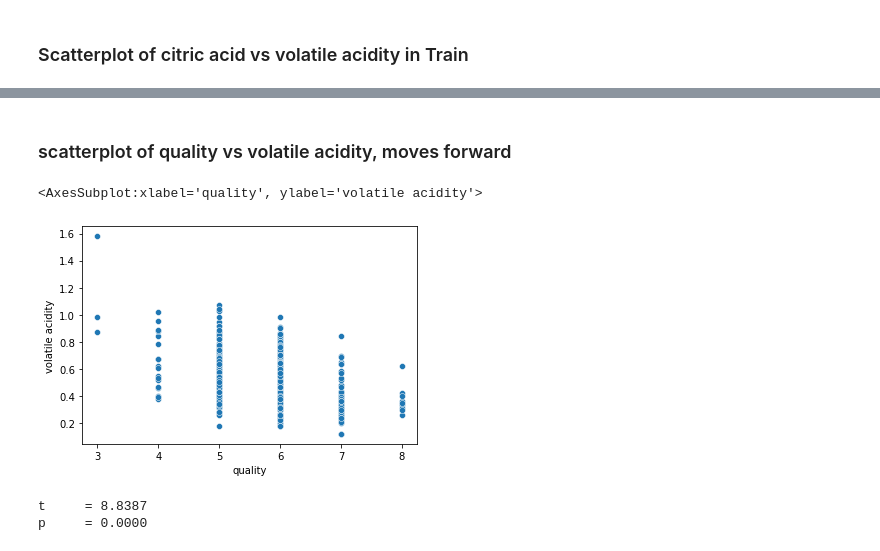
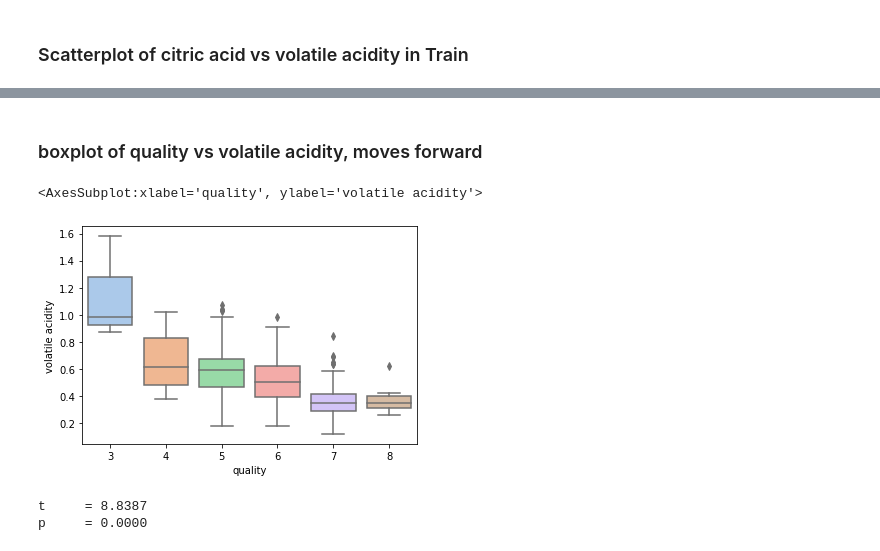
Before and after one commit to Michael-Austin-Mesa/wine-classification-project, a Jupyter notebook: explore.ipynb, the cells around one changed output, grey strips where cells are left out. Drawn from its saved outputs; the diff is of its cells as text; code cells hidden in the pictures.

```diff
--- a/explore.ipynb
+++ b/explore.ipynb
@@ -128,10 +142,10 @@ sns.scatterplot(data=train, x=train['citric acid'],y=train['volatile acidity'])
 # %% [markdown]
-### scatterplot of quality vs volatile acidity, moves forward
+### boxplot of quality vs volatile acidity, moves forward
 # %%
-sns.scatterplot(data=train, x=train['quality'],y=train['volatile acidity'])
+sns.boxplot(data=train, x=train['quality'],y=train['volatile acidity'])
 # %% [output]
 <AxesSubplot:xlabel='quality', ylabel='volatile acidity'>
-[figure, old version]
+[figure, new version]
 # %%
 def get_ind_ttest_volacid(train):
 
```
Also changed, not shown: parts of 51 cells of this notebook.
